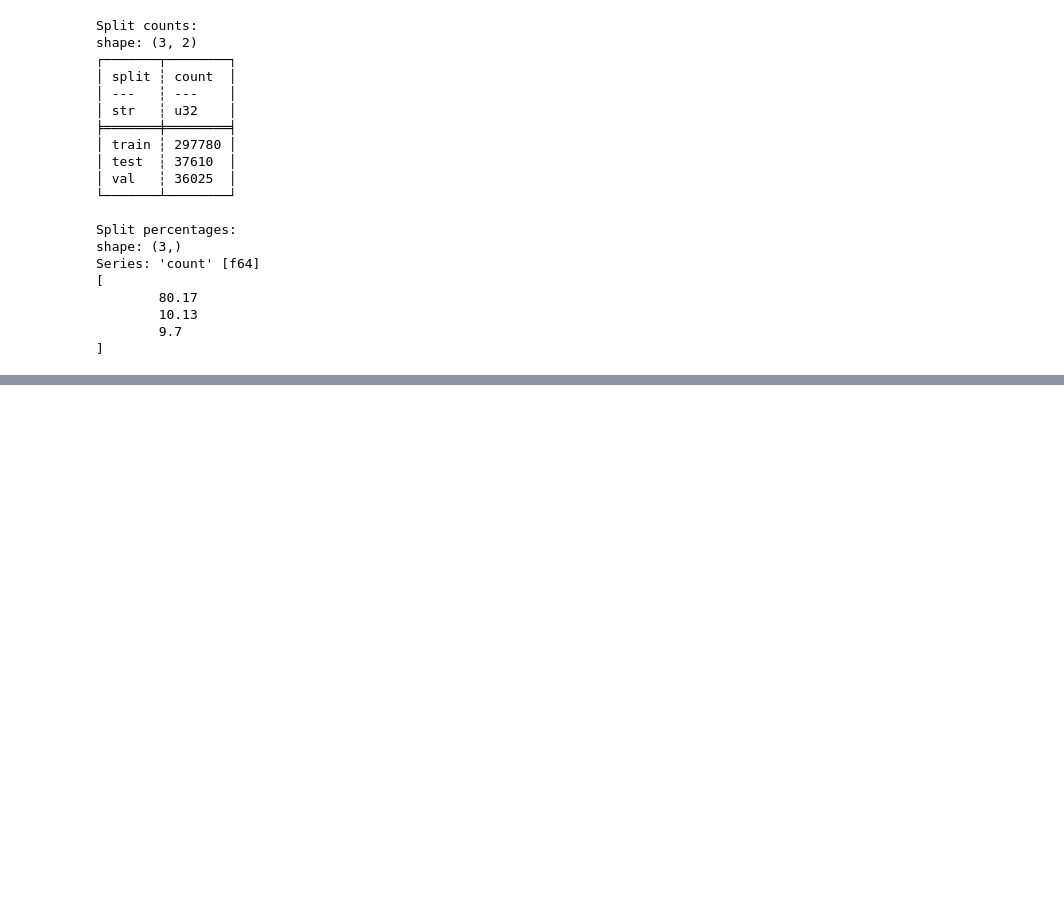
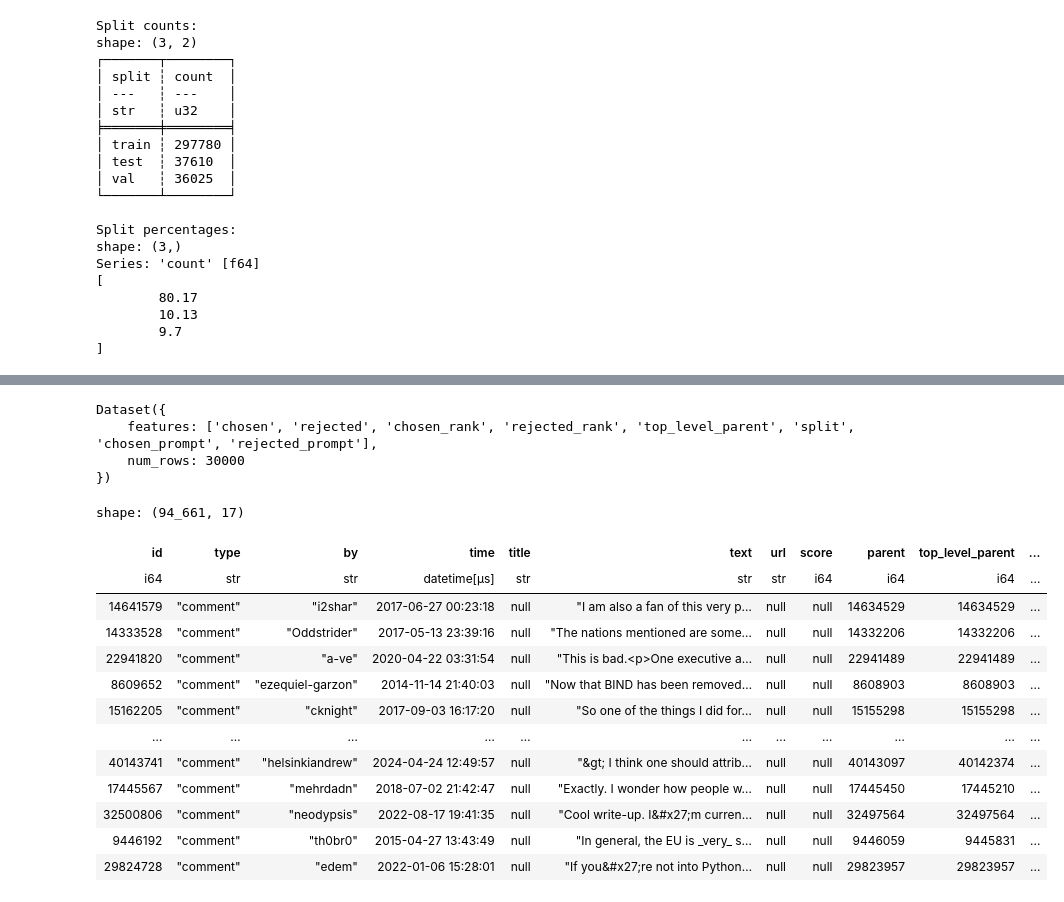
Before and after one commit to OpenPipe/best-hn, a Jupyter notebook: prepare-dataset.ipynb, the cells around one changed output, grey strips where cells are left out. Saved outputs shown, nothing was run; the diff lists cells and outputs as text; code cells hidden in the pictures; blank space fills up the shorter version.

```diff
--- a/prepare-dataset.ipynb
+++ b/prepare-dataset.ipynb
@@ -464,0 +384,19 @@ shape: (100_000, 8)
+# %%
+progress_bar = tqdm(total=len(sample_pairs) * 2, desc="Building prompts")
+
+
+def build_prompt_with_progress(comment_id: int) -> str:
+    progress_bar.update(1)
+    return build_prompt(comment_id)
+
+
+sample_pairs = sample_pairs.with_columns(
+    pl.col("chosen")
+    .map_elements(build_prompt_with_progress, return_dtype=pl.String)
+    .alias("chosen_prompt"),
+    pl.col("rejected")
+    .map_elements(build_prompt_with_progress, return_dtype=pl.String)
+    .alias("rejected_prompt"),
+)
+
+sample_pairs
@@ -492,0 +445,44 @@ CommitInfo(commit_url='https://huggingface.co/datasets/OpenPipe/best-hn-comment-
+# %%
+dataset_dict["train"]
+# %% [output]
+Dataset({
+    features: ['chosen', 'rejected', 'chosen_rank', 'rejected_rank', 'top_level_parent', 'split', 'chosen_prompt', 'rejected_prompt'],
+    num_rows: 30000
+})
+# %%
+with_prompts = comments_df.sample(n=100000, seed=42)
+with_prompts = with_prompts.filter(
+    (pl.col("id").is_in(dataset_dict["train"]["chosen"]).not_())
+    & (pl.col("id").is_in(dataset_dict["train"]["rejected"]).not_())
+)
+
+progress_bar = tqdm(total=len(with_prompts), desc="Building prompts")
+
+
+def build_prompt_with_progress(comment_id: int) -> str:
+    progress_bar.update(1)
+    return build_prompt(comment_id)
+
+
+with_prompts = with_prompts.with_columns(
+    pl.col("id")
+    .map_elements(build_prompt_with_progress, return_dtype=pl.String)
+    .alias("prompt")
+)
+
+with_prompts
+# %% [output]
+shape: (94_661, 17)
+| id | type | by | time | title | text | url | score | parent | top_level_parent | ... |
+| i64 | str | str | datetime[μs] | str | str | str | i64 | i64 | i64 | ... |
+| 14641579 | "comment" | "i2shar" | 2017-06-27 00:23:18 | null | "I am also a fan of this very p… | null | null | 14634529 | 14634529 | ... |
+| 14333528 | "comment" | "Oddstrider" | 2017-05-13 23:39:16 | null | "The nations mentioned are some… | null | null | 14332206 | 14332206 | ... |
+| 22941820 | "comment" | "a-ve" | 2020-04-22 03:31:54 | null | "This is bad.<p>One executive a… | null | null | 22941489 | 22941489 | ... |
+| 8609652 | "comment" | "ezequiel-garzon" | 2014-11-14 21:40:03 | null | "Now that BIND has been removed… | null | null | 8608903 | 8608903 | ... |
+| 15162205 | "comment" | "cknight" | 2017-09-03 16:17:20 | null | "So one of the things I did for… | null | null | 15155298 | 15155298 | ... |
+| … | … | … | … | … | … | … | … | … | … | ... |
+| 40143741 | "comment" | "helsinkiandrew" | 2024-04-24 12:49:57 | null | "&gt; I think one should attrib… | null | null | 40143097 | 40142374 | ... |
+| 17445567 | "comment" | "mehrdadn" | 2018-07-02 21:42:47 | null | "Exactly. I wonder how people w… | null | null | 17445450 | 17445210 | ... |
+| 32500806 | "comment" | "neodypsis" | 2022-08-17 19:41:35 | null | "Cool write-up. I&#x27;m curren… | null | null | 32497564 | 32497564 | ... |
+| 9446192 | "comment" | "th0br0" | 2015-04-27 13:43:49 | null | "In general, the EU is _very_ s… | null | null | 9446059 | 9445831 | ... |
+| 29824728 | "comment" | "edem" | 2022-01-06 15:28:01 | null | "If you&#x27;re not into Python… | null | null | 29823957 | 29823957 | ... |
```
Also changed, not shown: parts of 12 cells of this notebook, 13 other files.
